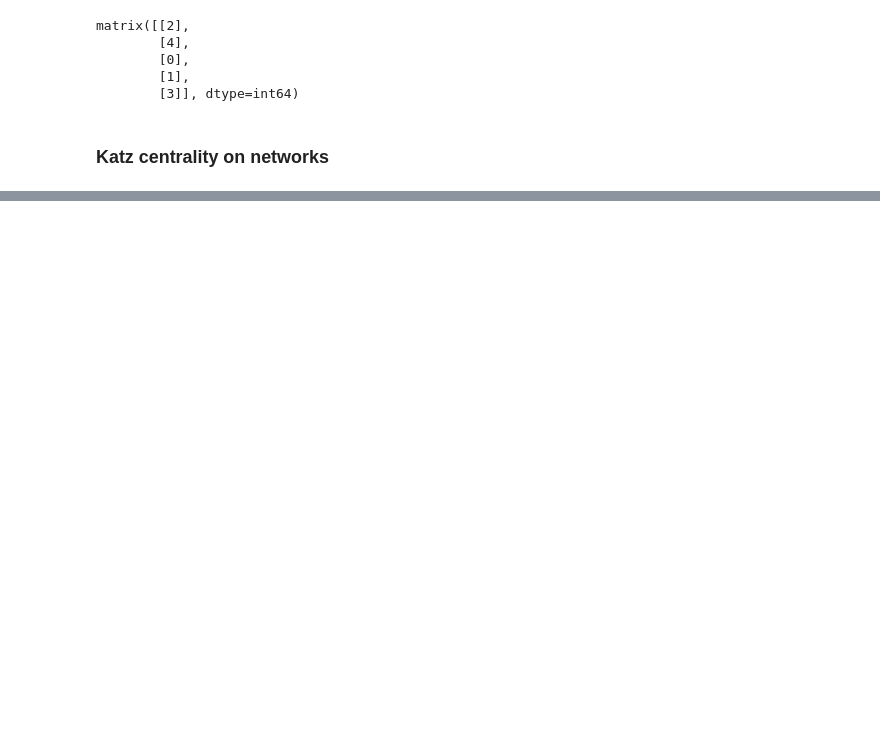
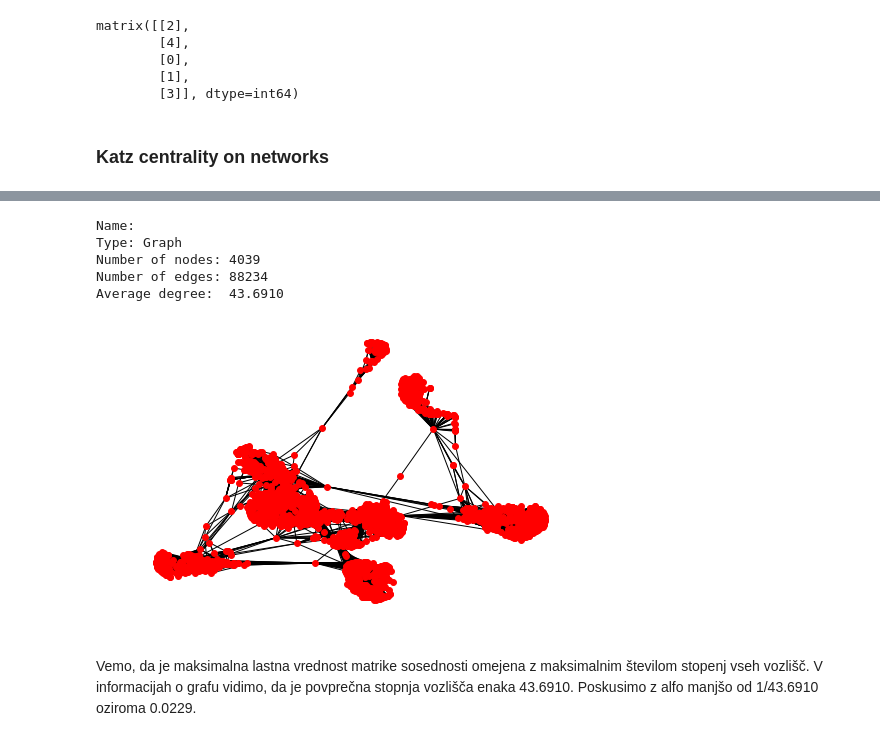
Before and after one commit to anamariostarijas/Katz-centrality-and-Google-s-PageRank, a Jupyter notebook: Katz_documentation.ipynb, the cells around one changed output, grey strips where cells are left out. Cells and saved outputs as stored; diff of their text form; code cells hidden in the pictures; blank space fills up the shorter version.

```diff
--- a/Katz_documentation.ipynb
+++ b/Katz_documentation.ipynb
@@ -81,0 +83,16 @@ FileNotFoundError: [Errno 2] No such file or directory: 'facebook_combined.txt'
+# %%
+print(nx.info(G_fb))
+# %% [output]
+Name:
+Type: Graph
+Number of nodes: 4039
+Number of edges: 88234
+Average degree:  43.6910
+# %%
+spring_pos = nx.spring_layout(G_fb)
+nx.draw(G_fb, pos = spring_pos, node_size = 35)
+plt.show()
+# %% [output]
+[figure, added]
+# %% [markdown]
+Vemo, da je maksimalna lastna vrednost matrike sosednosti omejena z maksimalnim številom stopenj vseh vozlišč. V informacijah o grafu vidimo, da je povprečna stopnja vozlišča enaka 43.6910. Poskusimo z alfo manjšo od 1/43.6910 oziroma 0.0229.
```
Also changed, not shown: parts of 14 cells of this notebook, 3 other files.
